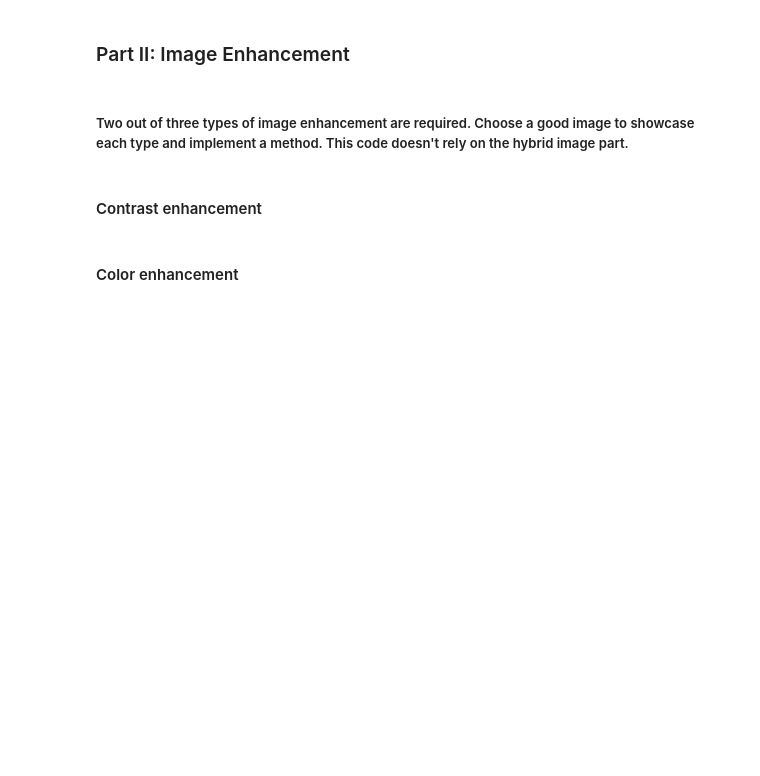
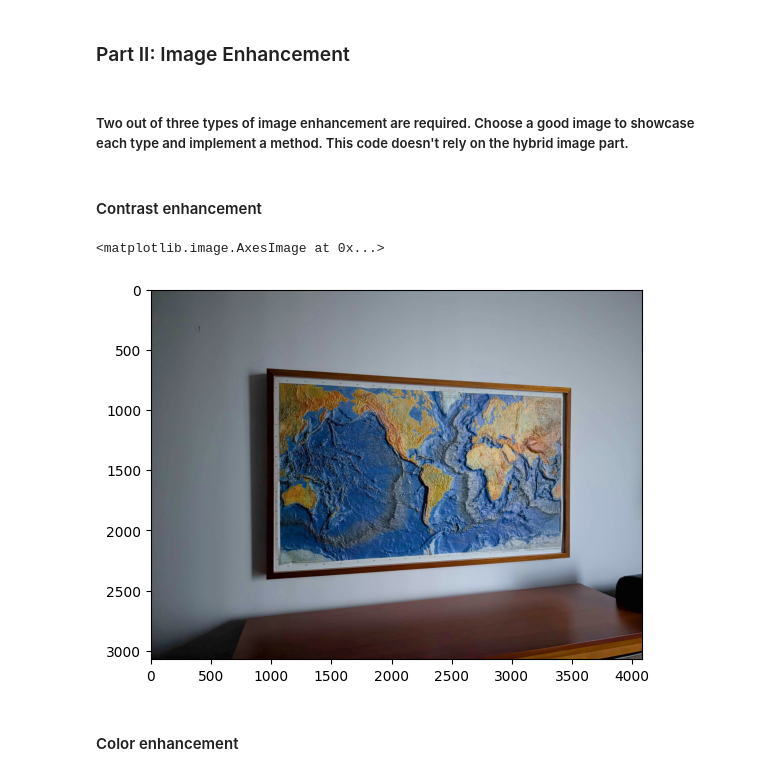
Before and after one commit to Southern-Sun/Computational-Photography, a Jupyter notebook: MP1_Hybrid_Images/hybrid/CS445_Proj1_Starter.ipynb, the cells around one changed output. Cells and saved outputs as stored; diff of their text form; code cells hidden in the pictures; blank space fills up the shorter version.

```diff
--- a/MP1_Hybrid_Images/hybrid/CS445_Proj1_Starter.ipynb
+++ b/MP1_Hybrid_Images/hybrid/CS445_Proj1_Starter.ipynb
@@ -144,7 +219,35 @@ cropped_object = utils.interactive_crop(im_hybrid)
 ### Part II: Image Enhancement
 # %% [markdown]
 ##### Two out of three types of image enhancement are required.  Choose a good image to showcase each type and implement a method.  This code doesn't rely on the hybrid image part.
+# %%
+# We don't want to add a constant value to our chroma channels because they would clip at high
+# values, which destroys information. Instead, resize the channel and apply a gamma function
+def apply_gamma(input: np.ndarray, gamma: tuple[float, float, float]) -> np.ndarray:
+    """
+    Scales channels of an image by the gamma vector. Pass 1 for a channel to leave it unchanged.
+    input (np.ndarray) : image to scale. Assumed to be in LAB form, uint8 values
+    gamma (tuple[float]) : 1x3 scaling vector corresponding to each channel
+    """
+    # Convert to a 0 to 1 space
+    normalized = input / (255, 255, 255)
+    # Apply gamma function
+    normalized = normalized ** gamma
+    # Revert to uint8
+    normalized = (normalized * (255, 255, 255)).astype(np.uint8)
+    return normalized
 # %% [markdown]
 #### Contrast enhancement
+# %%
+IMAGE = "world_map.jpg"
+original_image = cv2.imread(datadir / IMAGE)
+# Convert to HSV so we can access the saturation channel
+hsv_image = cv2.cvtColor(original_image, cv2.COLOR_BGR2HSV)
+enhanced_image = apply_gamma(hsv_image, (1, 1, .75))
+output_enhanced = cv2.cvtColor(enhanced_image, cv2.COLOR_HSV2RGB)
+
+plt.imshow(output_enhanced)
+# %% [output]
+<matplotlib.image.AxesImage at 0x...>
+[figure, added]
 # %% [markdown]
 #### Color enhancement
```
Also changed, not shown: parts of 12 cells of this notebook.
